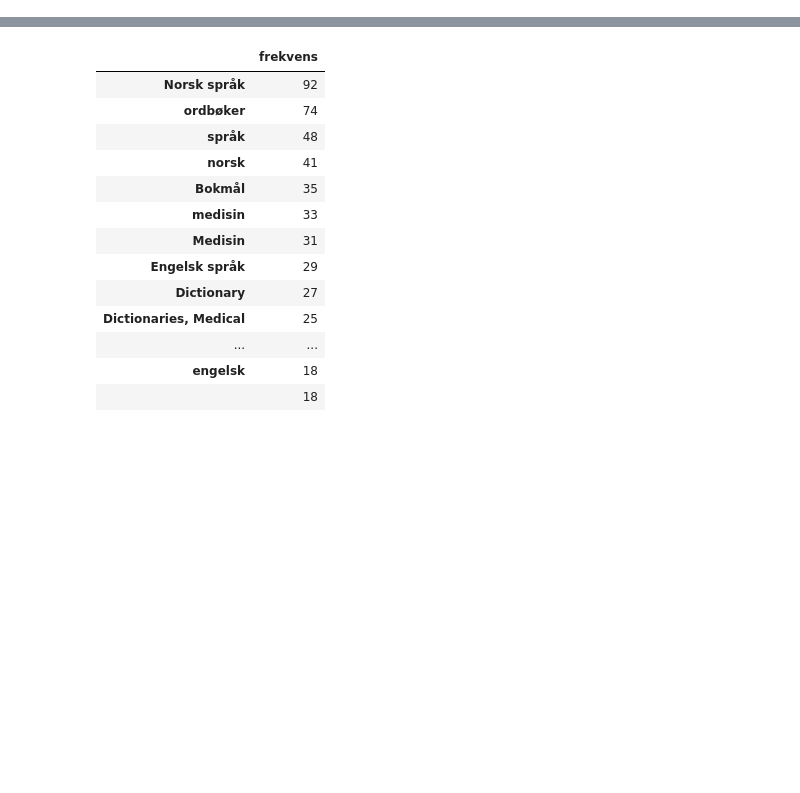
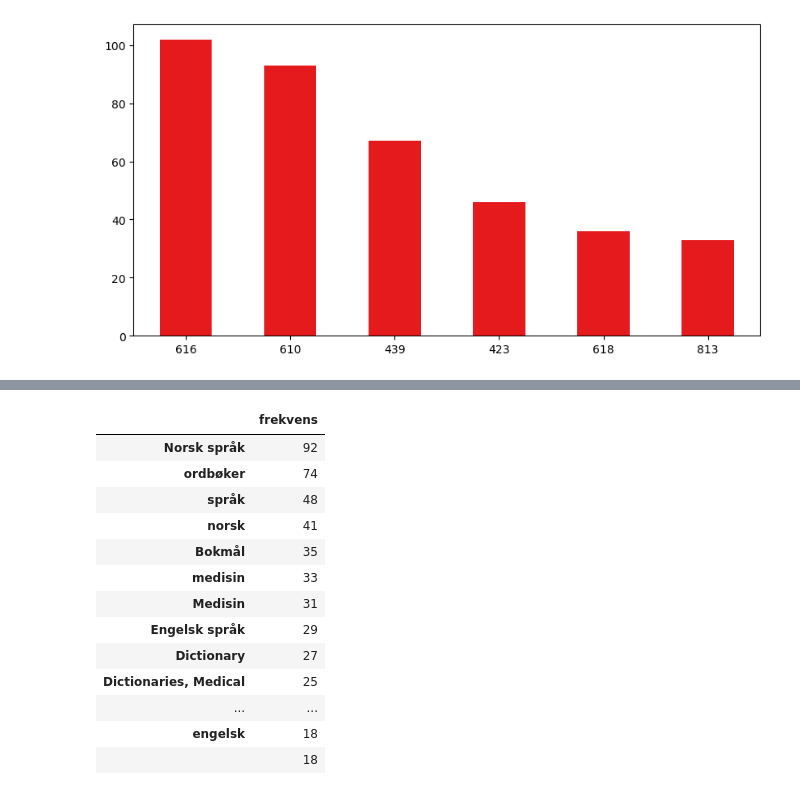
Before and after one commit to Yoonsen/Medisin, a Jupyter notebook: eksempler.ipynb, the cells around one changed output, grey strips where cells are left out. Drawn from its saved outputs; the diff is of its cells as text; code cells hidden in the pictures; blank space fills up the shorter version.

```diff
--- a/eksempler.ipynb
+++ b/eksempler.ipynb
@@ -108,0 +59,6 @@ plt.savefig("ddk_canthus_corpus.jpg", dpi=300)
+# %%
+ax = toraks_ddc[toraks_ddc.index != ''].head(6).plot.bar(figsize=(10,5), legend=False, rot=0, cmap="Set1")
+
+plt.savefig("ddk_thorax.jpg", dpi=300)
+# %% [output]
+[figure, added]
```
Also changed, not shown: parts of 19 cells of this notebook.
